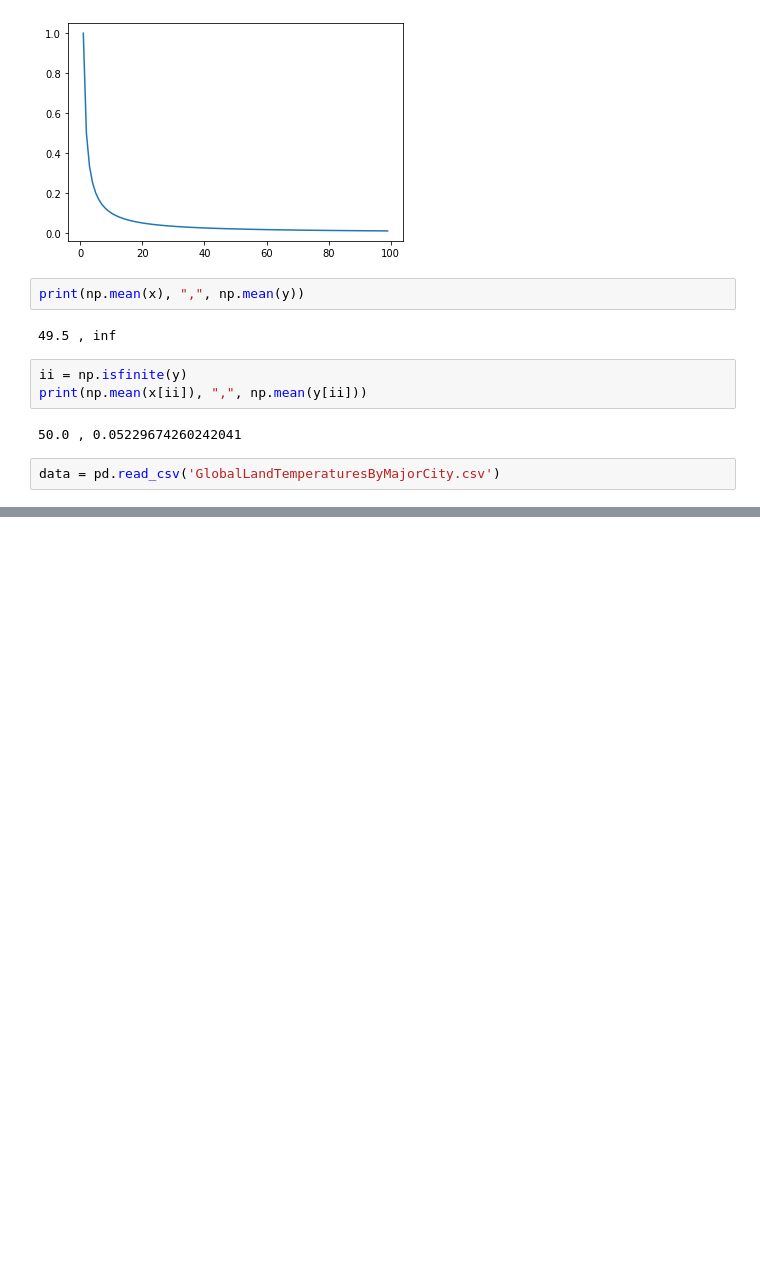
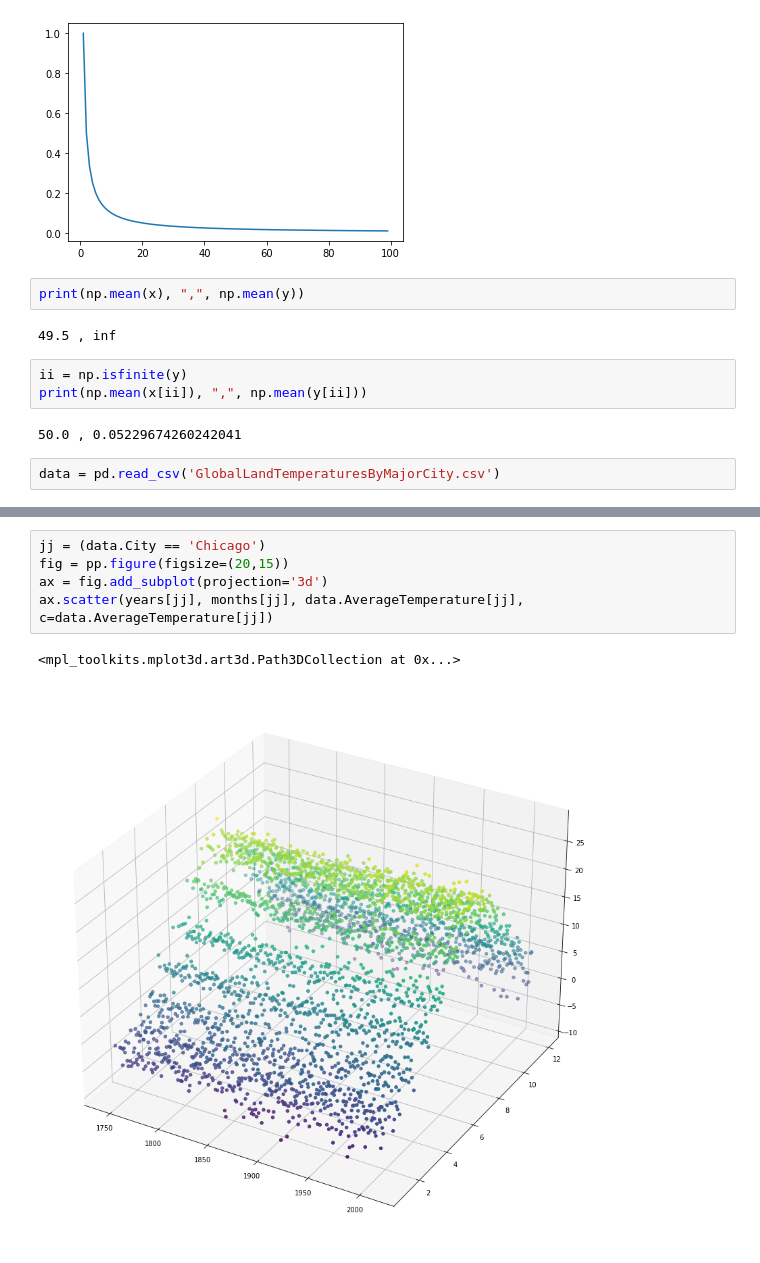
Before and after one commit to bgold-cosmos/mm2022, a Jupyter notebook: Week2a.ipynb, the cells around one changed output, grey strips where cells are left out. Cells and saved outputs as stored; diff of their text form; blank space fills up the shorter version.

```diff
--- a/Week2a.ipynb
+++ b/Week2a.ipynb
@@ -22,0 +52,8 @@ data = pd.read_csv('GlobalLandTemperaturesByMajorCity.csv')
+# %%
+jj = (data.City == 'Chicago')
+fig = pp.figure(figsize=(20,15))
+ax = fig.add_subplot(projection='3d')
+ax.scatter(years[jj], months[jj], data.AverageTemperature[jj], c=data.AverageTemperature[jj])
+# %% [output]
+<mpl_toolkits.mplot3d.art3d.Path3DCollection at 0x...>
+[figure, added]
```
Also changed, not shown: parts of 5 cells of this notebook.
